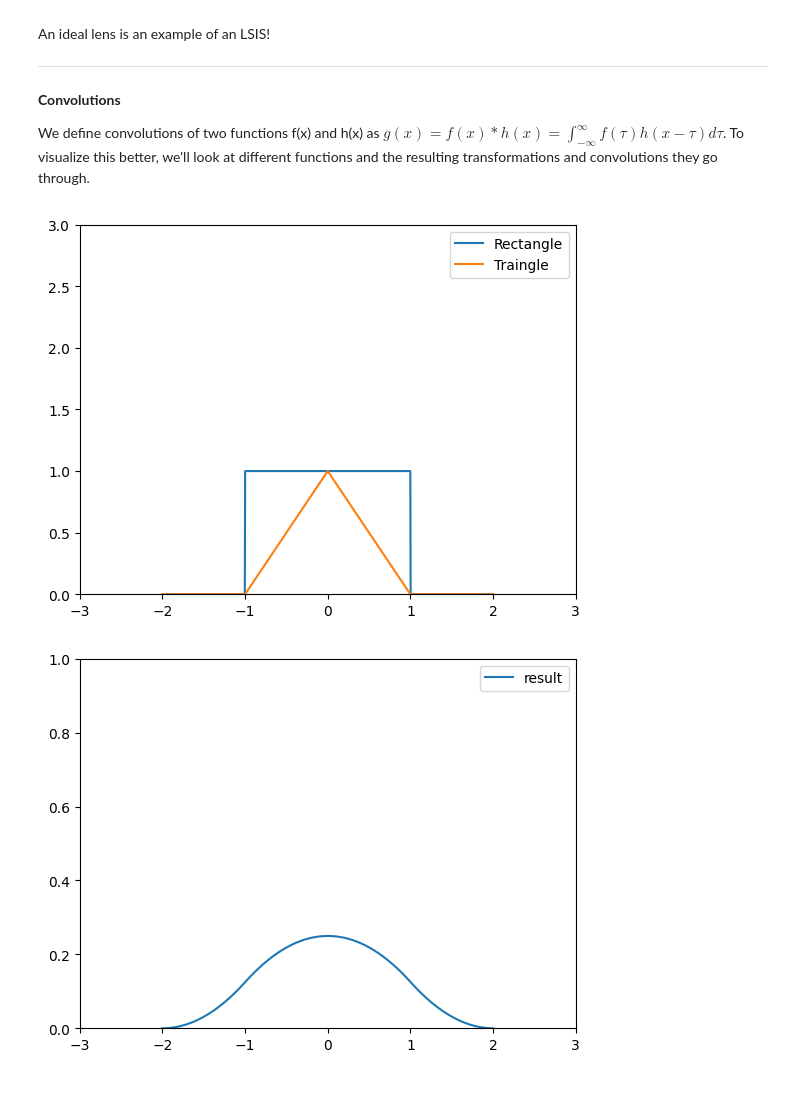
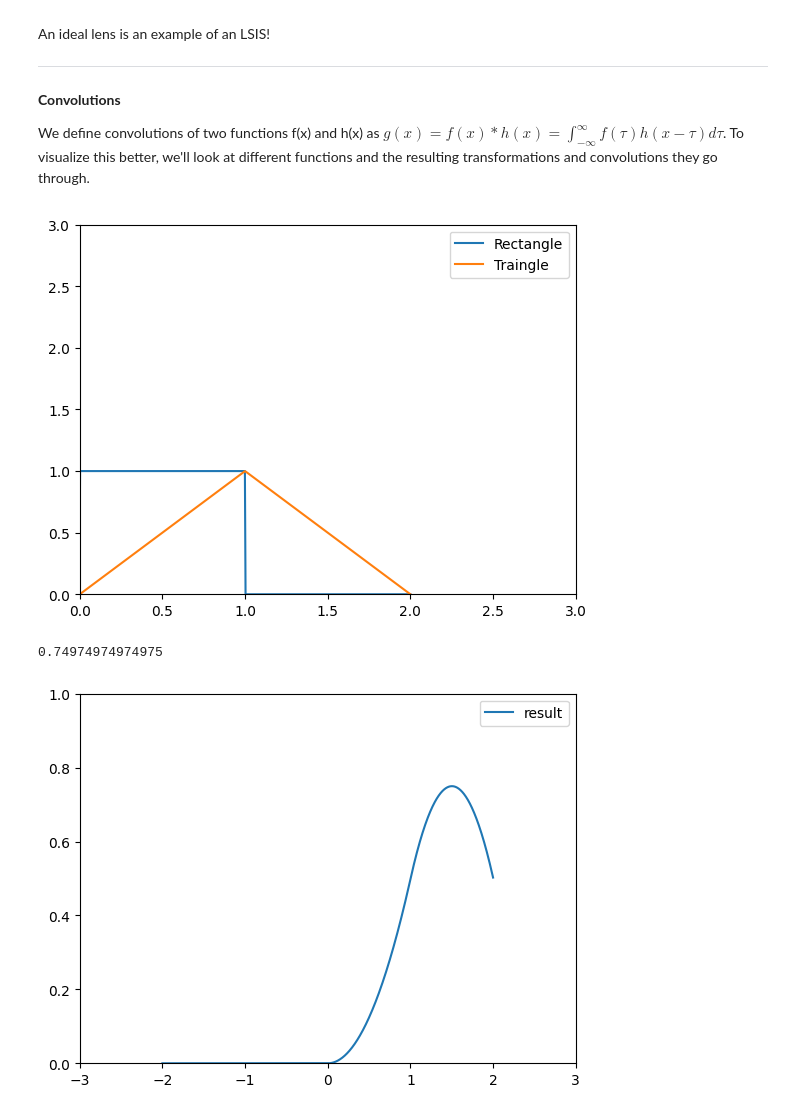
Before and after one commit to aarush-umap/3Dvision, a Jupyter notebook: image_processing.ipynb, the cells around one changed output. Cells and saved outputs as stored; diff of their text form; code cells hidden in the pictures.

Commit message:
Adjusted conv

```diff
--- a/image_processing.ipynb
+++ b/image_processing.ipynb
@@ -85,17 +85,17 @@ def quad(x):
     return -(x**2)
 
 def rect(x):
-    return np.array([0 if i < -1 or i > 1 else 1 for i in x])
+    return np.array([0 if i < 0 or i > 1 else 1 for i in x])
 
 def triangle(x_arr):
     output = np.zeros_like(x_arr)
     for i, x in enumerate(x_arr):
-        if x < -1 or x > 1:
+        if x < 0 or x > 2:
             output[i] = 0
-        elif x <= 0:
-            output[i] = x + 1
+        elif x <= 1:
+            output[i] = x
         else:
-            output[i] = -x + 1
+            output[i] = 2 - x
 
     return output
 
@@ -104,22 +104,26 @@ def sin_wave(x, amp):
 # %%
 x1 = np.linspace(-2,2,1000)
 y1 = rect(x1)
 
 x2 = np.linspace(-2,2,1000)
 y2 = triangle(x2)
 
 fig, ax = plt.subplots()
 ax.plot(x1, y1, label='Rectangle')
 ax.plot(x2, y2, label='Traingle')
-ax.set_xlim(-3, 3)
+ax.set_xlim(0, 3)
 ax.set_ylim(0, 3)
 plt.legend()
 plt.show()
 # %% [output]
-[figure, old version]
+[figure, new version]
+# %%
+print(np.max(np.convolve(y2, y1, mode='same'))/250)
+# %% [output]
+0.74974974974975
 # %%
 new_x =np.linspace(-2, 2, 1000)
-conv = np.convolve(y1, y2, mode='same')/1000
+conv = np.convolve(y1, y2, mode='same')/250
 fig, ax = plt.subplots()
 ax.plot(new_x, conv, label='result')
 ax.set_xlim(-3, 3)
@@ -127,4 +131,4 @@ ax.set_ylim(0, 1)
 plt.legend()
 plt.show()
 # %% [output]
-[figure, old version]
+[figure, new version]
```
